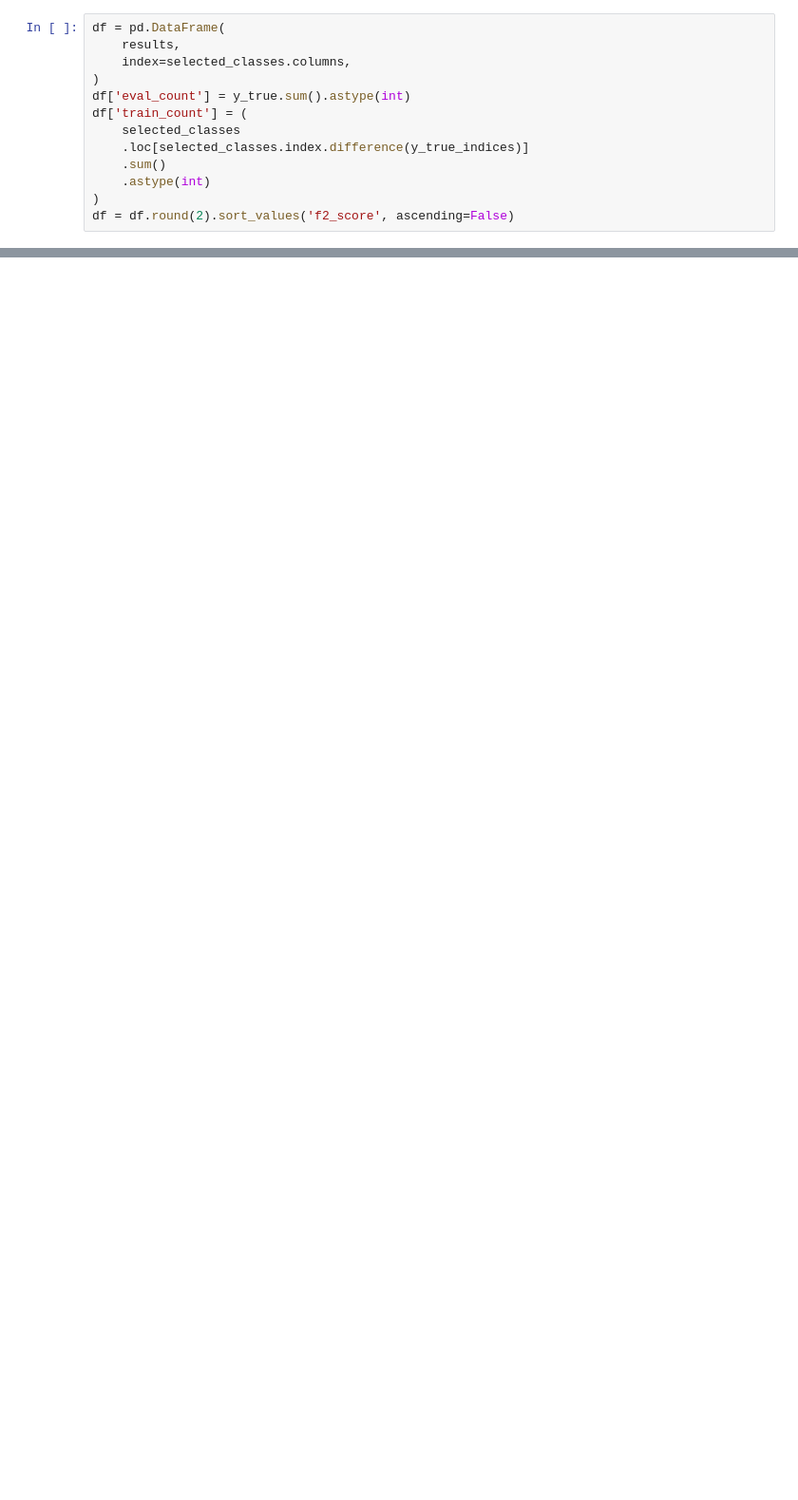
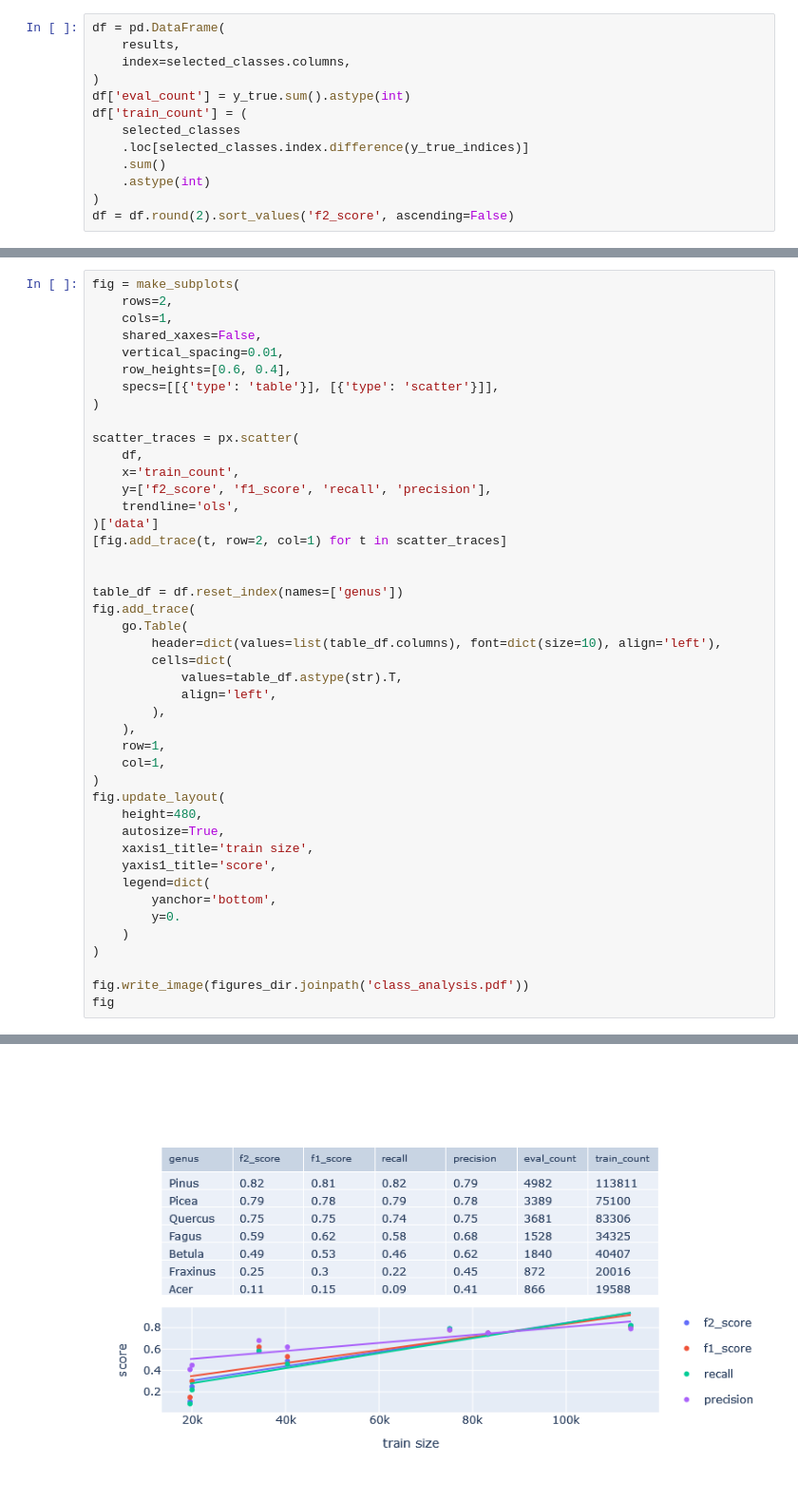
Before and after one commit to pj097/ClimateForestModeling, a Jupyter notebook: class_analysis.ipynb, the cells around one changed output, grey strips where cells are left out. Shown at 95% size. Saved outputs shown, nothing was run; the diff lists cells and outputs as text; blank space fills up the shorter version.

Commit message:
finished report, probably pending further reviews, added new class analysis visual

```diff
--- a/class_analysis.ipynb
+++ b/class_analysis.ipynb
@@ -140,0 +121,45 @@ df
+# %%
+fig = make_subplots(
+    rows=2,
+    cols=1,
+    shared_xaxes=False,
+    vertical_spacing=0.01,
+    row_heights=[0.6, 0.4],
+    specs=[[{'type': 'table'}], [{'type': 'scatter'}]],
+)
+
+scatter_traces = px.scatter(
+    df,
+    x='train_count',
+    y=['f2_score', 'f1_score', 'recall', 'precision'],
+    trendline='ols',
+)['data']
+[fig.add_trace(t, row=2, col=1) for t in scatter_traces]
+
+
+table_df = df.reset_index(names=['genus'])
+fig.add_trace(
+    go.Table(
+        header=dict(values=list(table_df.columns), font=dict(size=10), align='left'),
+        cells=dict(
+            values=table_df.astype(str).T,
+            align='left',
+        ),
+    ),
+    row=1,
+    col=1,
+)
+fig.update_layout(
+    height=480,
+    autosize=True,
+    xaxis1_title='train size',
+    yaxis1_title='score',
+    legend=dict(
+        yanchor='bottom',
+        y=0.
+    )
+)
+
+fig.write_image(figures_dir.joinpath('class_analysis.pdf'))
+fig
+# %% [output]
@@ -140,0 +167 @@ df
+[figure, added]
```
Also changed, not shown: parts of 4 cells of this notebook, 15 other files.
